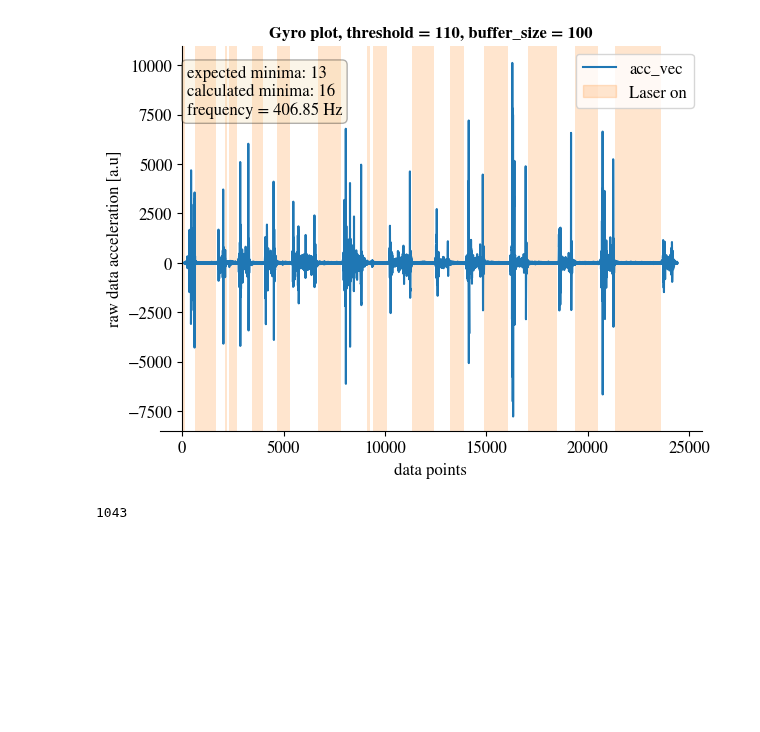
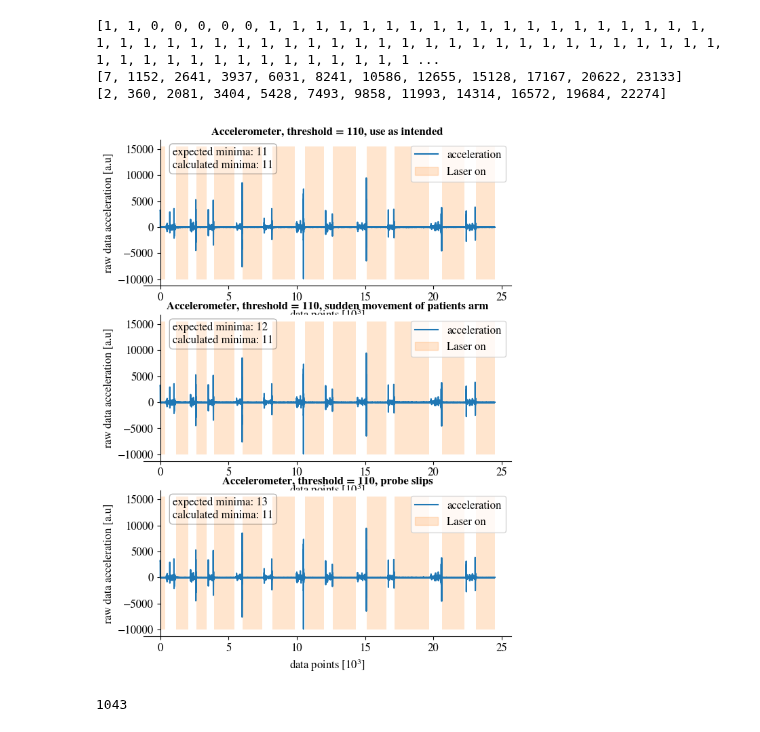
Before and after one commit to annnnna42/Arduino_KDC101_Control_and_Evaluation, a Jupyter notebook: gyro/gyro_plots.ipynb, the cells around one changed output. Saved outputs shown, nothing was run; the diff lists cells and outputs as text; code cells hidden in the pictures; blank space fills up the shorter version.

Commit message:
modify gyro plots

```diff
--- a/gyro/gyro_plots.ipynb
+++ b/gyro/gyro_plots.ipynb
@@ -118,6 +142,6 @@ frames.append([file_index, pd_gyro, minima])
 # %%
 # load and modify the data
-# from merge_data on!!!
+# from merge_data on (0071 oder so)
 
 import matplotlib.pyplot as plt
 import ast
@@ -128,10 +152,10 @@ import numpy as np
 from scipy.signal import find_peaks
 import matplotlib.patches as patches
 
-
 frames = []
 threshold = 110
-file_index = "0073"
+file_index = "0071"
+args = ['0071','0072','0073']
 index_avg = 18
 bs = 100
 start = 100
@@ -183,8 +207,8 @@ def find_laser_on_off(laser_state,index):
     start_on = [index[i] for i in range(1, len(laser_state)) if laser_state[i] == 1 and laser_state[i-1] == 0]
     end_on = [index[i] for i in range(1, len(laser_state)) if laser_state[i] == 0 and laser_state[i-1] == 1]
 
-    start_on = start_on[0:len(start_on)-1]
-    end_on = end_on[1:len(end_on)]
+    start_on = start_on[0:len(start_on)]
+    end_on = end_on[0:len(end_on)]
     return start_on, end_on
 
 with open(file_name, "r") as file:
@@ -201,6 +225,9 @@ laser_state = determine_laser(mod_data)
 minima, _ = find_peaks(-np.array(laser_state[start:end]))
 
 start_on, end_on = find_laser_on_off(laser_state, index)
+print(laser_state)
+print(start_on)
+print(end_on)
 
 # [accX, ma_accX, dev_accX, accY, ... , dev_accZ, gyrX, ma_gyrX, dev_gyrX, gyrY, ... , dev_gyrZ, acc_vec, laser_state]
 gyro_data = {'index': index,
@@ -210,47 +237,69 @@ gyro_data = {'index': index,
 pd_gyro = pd.DataFrame(data = gyro_data)
 
 frames.append([file_index, pd_gyro, minima, start_on, end_on])
+# %% [output]
+[1, 1, 0, 0, 0, 0, 0, 1, 1, 1, 1, 1, 1, 1, 1, 1, 1, 1, 1, 1, 1, 1, 1, 1, 1, 1, 1, 1, 1, 1, 1, 1, 1, 1, 1, 1, 1, 1, 1, 1, 1, 1, 1, 1, 1, 1, 1, 1, 1, 1, 1, 1, 1, 1, 1, 1, 1, 1, 1, 1, 1, 1, 1, 1, 1, 1, 1 ...
+[7, 1152, 2641, 3937, 6031, 8241, 10586, 12655, 15128, 17167, 20622, 23133]
+[2, 360, 2081, 3404, 5428, 7493, 9858, 11993, 14314, 16572, 19684, 22274]
 # %%
 # plot the data
 
-fig, ax = plt.subplots(figsize=(7,5))
+fig, axs = plt.subplots(3,1,figsize=(7,9.5))
 
-def plots():
+
+for i, ax in enumerate(axs.flatten()):
+    if i == 0:
+        expected_min = 11
+        string = 'use as intended'
+    if i == 1:
+        expected_min = 12
+        string = 'sudden movement of patients arm'
+    if i == 2:
+        expected_min = 13
+        string = 'probe slips'
 
     ax.spines['left'].set_position('zero')
 
-    props = dict(boxstyle='round', facecolor='wheat', alpha=0.3)
+    props = dict(boxstyle='round', facecolor='white', alpha=0.3)
+
+    # textstr = '\n'.join((
+    #     r'expected minima: 14',
+    #     r'calculated minima: %.2d' % (len(frames[0][2]), ),
+    #     r'frequency = %.2f Hz' % (len(list(frames[0][1].index))/60,  )))
 
     textstr = '\n'.join((
-        r'expected minima: 13',
-        r'calculated minima: %.2d' % (len(frames[0][2]), ),
-        r'frequency = %.2f Hz' % (len(list(frames[0][1].index))/60,  )))
+        r'expected minima: %.2d' % (expected_min, ),
+        r'calculated minima: %.2d' % (len(frames[0][2]), )))
 
-    ax.text(0.05, 0.95, textstr, transform=ax.transAxes, fontsize=fs,
+    ax.text(0.08, 0.95, textstr, transform=ax.transAxes, fontsize=fs,
         verticalalignment='top', bbox=props)
 
-    plt.plot(list(frames[0][1].index)[start:end], list(frames[0][1].acc_vec)[start:end], label = 'acc_vec')
-    plt.fill_between([], [], color = 'C1', alpha = 0.2,label = 'Laser on')
+    ax.plot(list(frames[0][1].index), list(frames[0][1].acc_vec), label = 'acceleration')
+    ax.fill_between([], [], color = 'C1', alpha = 0.2,label = 'Laser on')
 
-    plt.ylim([-8500,11000])
-    ax.set_title(f"Gyro plot, threshold = {threshold}, buffer_size = {bs}", fontsize=fs, weight='bold')
-    ax.set(xlabel = r'data points', ylabel = r'raw data acceleration [a.u]')
+    #ax.ylim([-2500,2500])
+    ax.set_title(f"Accelerometer, threshold = {threshold}, {string}", fontsize=fs, weight='bold')
+    ax.set(xlabel = r'data points [$10^{3}$]', ylabel = r'raw data acceleration [a.u]')
 
     ax.legend(loc="upper right")
+
+    for j in range(len(frames[0][3])-1):
+
+        ax.add_patch(patches.Rectangle((start_on[j], -10000), end_on[j+1]-start_on[j], 25500, linewidth=0,  color='C1', alpha=0.2))
+
+    ax.add_patch(patches.Rectangle((start_on[len(start_on)-1], -10000), len(list(frames[0][1].acc_vec))-start_on[len(start_on)-1], 25500, linewidth=0,  color='C1', alpha=0.2))
+
+    xlabels = ['{:,.0f}'.format(x) for x in ax.get_xticks()/1000]
+    ax.set_xticklabels(xlabels)
+
     sns.despine()
 
-plots()
-
-for i in range(len(frames[0][3])):
-    start_on = frames[0][3]
-    end_on = frames[0][4]
-    ax.add_patch(patches.Rectangle((start_on[i], -10000), end_on[i]-start_on[i], 25500, linewidth=0,  color='C1', alpha=0.2))
 
 # name_file = f"Gyro_threshold_{threshold}_file_{file_index}"
 # plt.savefig(f"../../../LaTex/Master Thesis/figures/{name_file}.pdf")
 # plt.savefig(f"../../../LaTex/Master Thesis/figures/{name_file}.png")
 # %% [output]
-[figure, old version]
+[figure, new version]
 # %%
 # example plot for minima bestimmung
 fig, ax = plt.subplots(figsize=(6,4))
```
Also changed, not shown: parts of 1 cell of this notebook.
